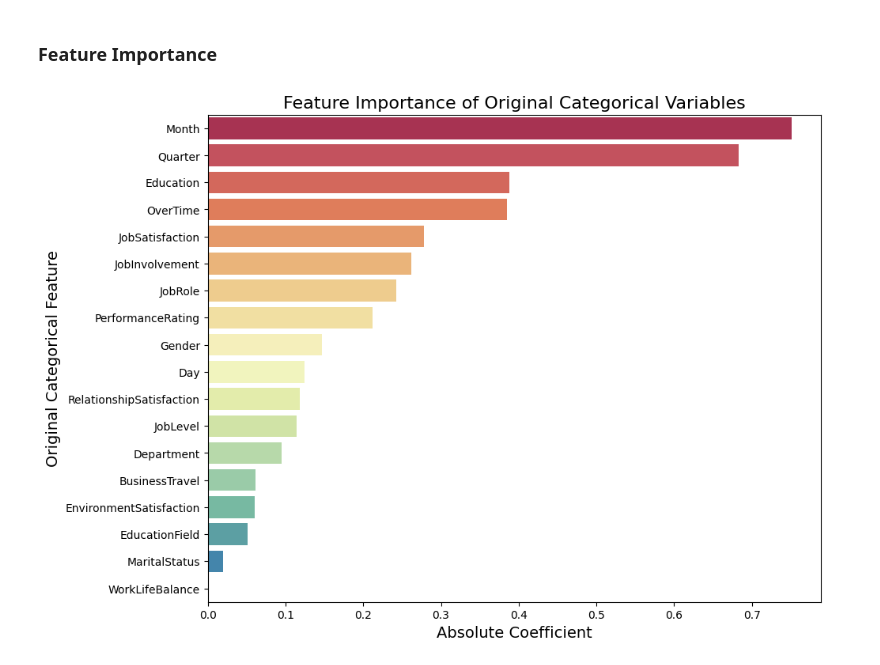
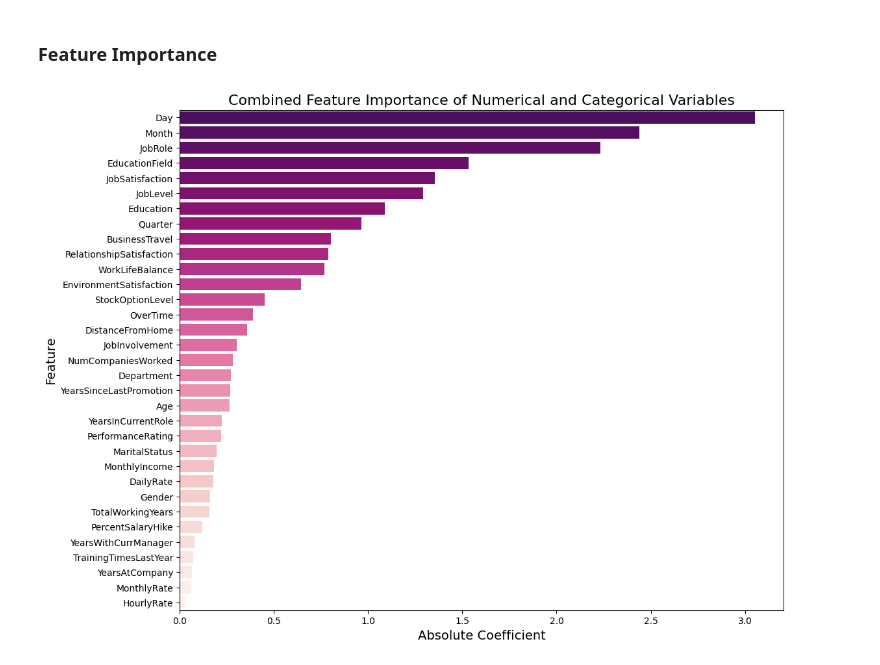
Before and after one commit to Kaitlynnnnn/HR-Analytics, a Jupyter notebook: Work Sample - People Analytics.ipynb, the cells around one changed output. Saved outputs shown, nothing was run; the diff lists cells and outputs as text; code cells hidden in the pictures.

```diff
--- a/Work Sample - People Analytics.ipynb
+++ b/Work Sample - People Analytics.ipynb
@@ -633,17 +633,15 @@ Based on our fine-tuned results, **logistic regression** is the best model for u
 # %% [markdown]
 ### Feature Importance
 # %%
-# Refit the Logistic Regression model using the best parameters
-best_logistic_model = LogisticRegression(C=0.1, solver='lbfgs', max_iter=1000, random_state=1)
-
 # Define the preprocessing steps
 preprocessor = ColumnTransformer(transformers=[
     ('num', StandardScaler(), numerical),
     ('cat', OneHotEncoder(handle_unknown='ignore'), categorical)
 ])
 
-# Create a pipeline
-pipeline = Pipeline(steps=[('preprocessor', preprocessor), ('model', best_logistic_model)])
+# Create a pipeline with the Logistic Regression model
+pipeline = Pipeline(steps=[('preprocessor', preprocessor),
+                           ('model', LogisticRegression(C=0.1, solver='lbfgs', max_iter=1000, random_state=1))])
 
 # Split the data
 X_train, X_test, y_train, y_test = train_test_split(df[numerical + categorical], df[target], test_size=0.3, random_state=1)
@@ -654,46 +652,57 @@ pipeline.fit(X_train, y_train.values.ravel())
 # Extract feature names
 num_features = numerical
 cat_features = pipeline.named_steps['preprocessor'].transformers_[1][1].get_feature_names_out(categorical)
 feature_names = np.concatenate([num_features, cat_features])
 
 # Get the coefficients from the logistic regression model
 coefficients = pipeline.named_steps['model'].coef_.flatten()
 
 # Create a DataFrame for feature importance
 importance_df = pd.DataFrame({
     'Feature': feature_names,
     'Coefficient': coefficients,
     'Absolute Coefficient': np.abs(coefficients)
 })
 
-# Map one-hot encoded columns back to original categorical variables
-# Create a dictionary to sum coefficients for each original categorical variable
+# Aggregate coefficients for original categorical variables
 original_cat_importance = {}
 for i, feature in enumerate(cat_features):
     original_cat = feature.split('_')[0]  # Extract original categorical variable name
     if original_cat not in original_cat_importance:
         original_cat_importance[original_cat] = 0
-    original_cat_importance[original_cat] += coefficients[i]
+    original_cat_importance[original_cat] += np.abs(coefficients[i])
 
-# Convert to DataFrame
-original_cat_df = pd.DataFrame(list(original_cat_importance.items()), columns=['Original Categorical Feature', 'Aggregated Coefficient'])
-original_cat_df['Absolute Coefficient'] = np.abs(original_cat_df['Aggregated Coefficient'])
-original_cat_df = original_cat_df.sort_values(by='Absolute Coefficient', ascending=False)
+# Convert to DataFrame for original categorical variables
+original_cat_df = pd.DataFrame(list(original_cat_importance.items()), columns=['Feature', 'Absolute Coefficient'])
 
-# Plot the aggregated feature importance
-plt.figure(figsize=(10, 8))
-sns.barplot(x='Absolute Coefficient', y='Original Categorical Feature', data=original_cat_df, palette="Spectral")
+# Combine numerical and aggregated categorical importance
+num_importance_df = importance_df[importance_df['Feature'].isin(num_features)]
+combined_importance_df = pd.concat([
+    num_importance_df[['Feature', 'Absolute Coefficient']],  # Numerical features
+    original_cat_df                                           # Aggregated categorical features
+])
+
+# Sort by absolute coefficient
+combined_importance_df = combined_importance_df.sort_values(by='Absolute Coefficient', ascending=False)
+
+# Create a reversed "RdPu" color palette
+palette = sns.color_palette("RdPu", n_colors=len(combined_importance_df))
+reversed_palette = list(reversed(palette))
+
+# Plot the combined feature importance
+plt.figure(figsize=(12, 10))
+sns.barplot(x='Absolute Coefficient', y='Feature', data=combined_importance_df, palette=reversed_palette)
 
 # Add labels and title
-plt.title('Feature Importance of Original Categorical Variables', fontsize=16)
+plt.title('Combined Feature Importance of Numerical and Categorical Variables', fontsize=16)
 plt.xlabel('Absolute Coefficient', fontsize=14)
-plt.ylabel('Original Categorical Feature', fontsize=14)
+plt.ylabel('Feature', fontsize=14)
 
 # Show the plot
 plt.show()
 
-# Display the feature importance of original categorical variables
-print("\nFeature Importance of Original Categorical Variables:\n")
-print(original_cat_df)
+# Display the combined feature importance
+print("\nCombined Feature Importance:\n")
+print(combined_importance_df)
 # %% [output]
-[figure, old version]
+[figure, new version]
```
Also changed, not shown: parts of 4 cells of this notebook.
